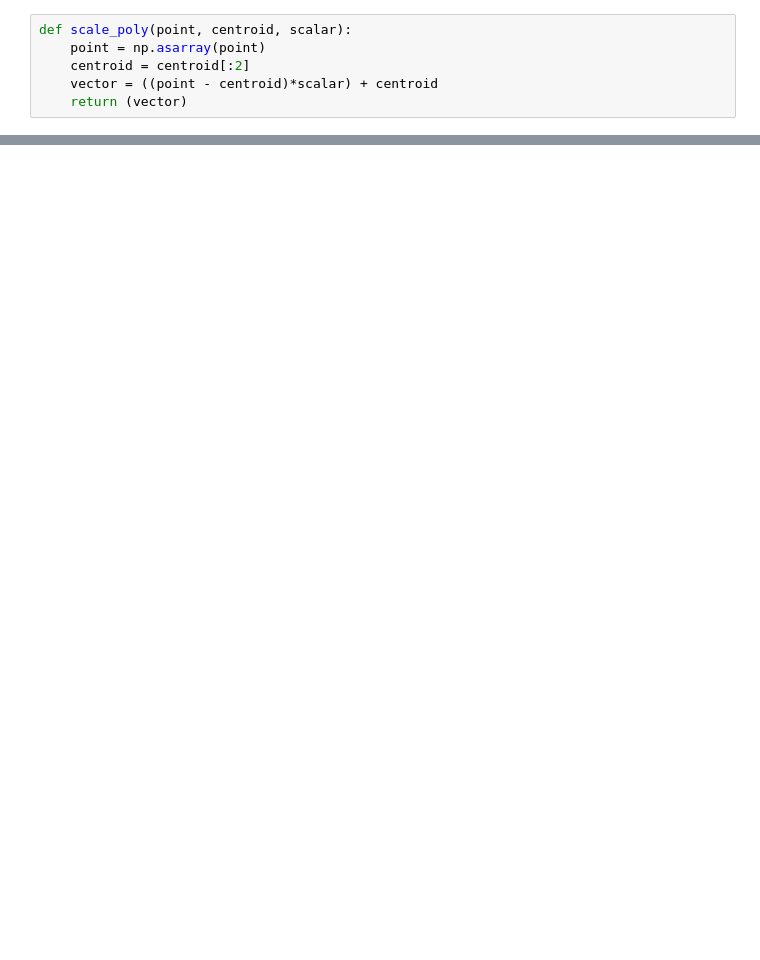
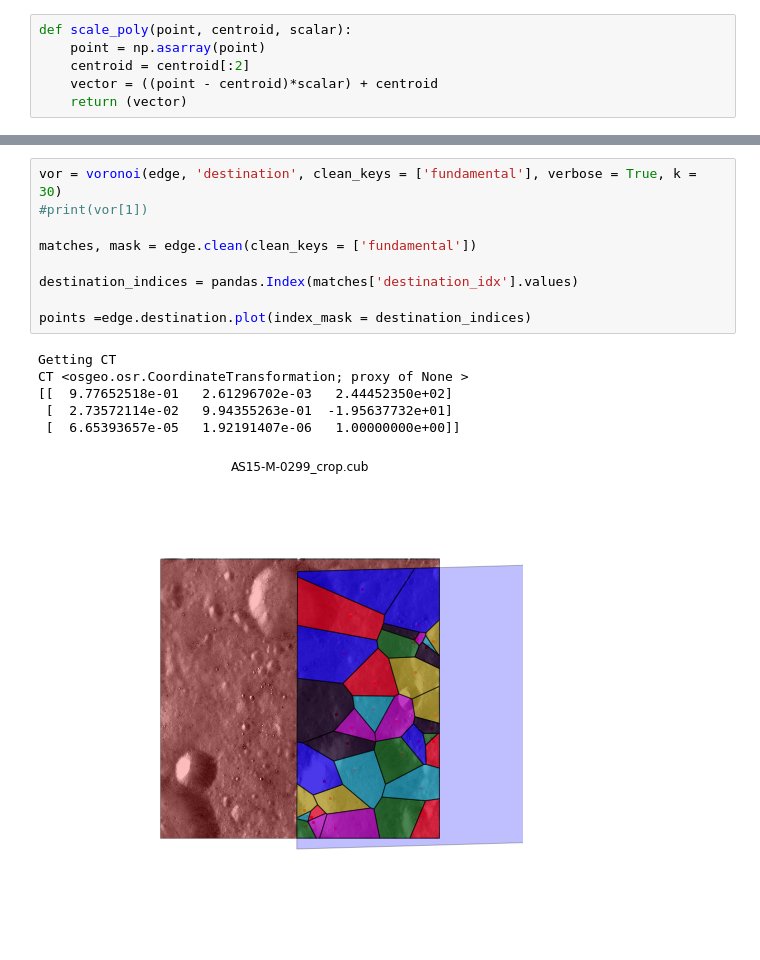
Before and after one commit to tisaconundrum2/autocnet, a Jupyter notebook: notebooks/VoroniTesting.ipynb, the cells around one changed output, grey strips where cells are left out. Drawn from its saved outputs; the diff is of its cells as text; blank space fills up the shorter version.

```diff
--- a/notebooks/VoroniTesting.ipynb
+++ b/notebooks/VoroniTesting.ipynb
@@ -112,0 +209,16 @@ def voronoi(edge, clean_keys=[], k = 30, source_verbose = False, destination_ver
+# %%
+vor = voronoi(edge, 'destination', clean_keys = ['fundamental'], verbose = True, k = 30)
+#print(vor[1])
+
+matches, mask = edge.clean(clean_keys = ['fundamental'])
+
+destination_indices = pandas.Index(matches['destination_idx'].values)
+
+points =edge.destination.plot(index_mask = destination_indices)
+# %% [output]
+Getting CT
+CT <osgeo.osr.CoordinateTransformation; proxy of None >
+[[  9.77652518e-01   2.61296702e-03   2.44452350e+02]
+ [  2.73572114e-02   9.94355263e-01  -1.95637732e+01]
+ [  6.65393657e-05   1.92191407e-06   1.00000000e+00]]
+[figure, added]
```
Also changed, not shown: parts of 13 cells of this notebook, 1 other file.
